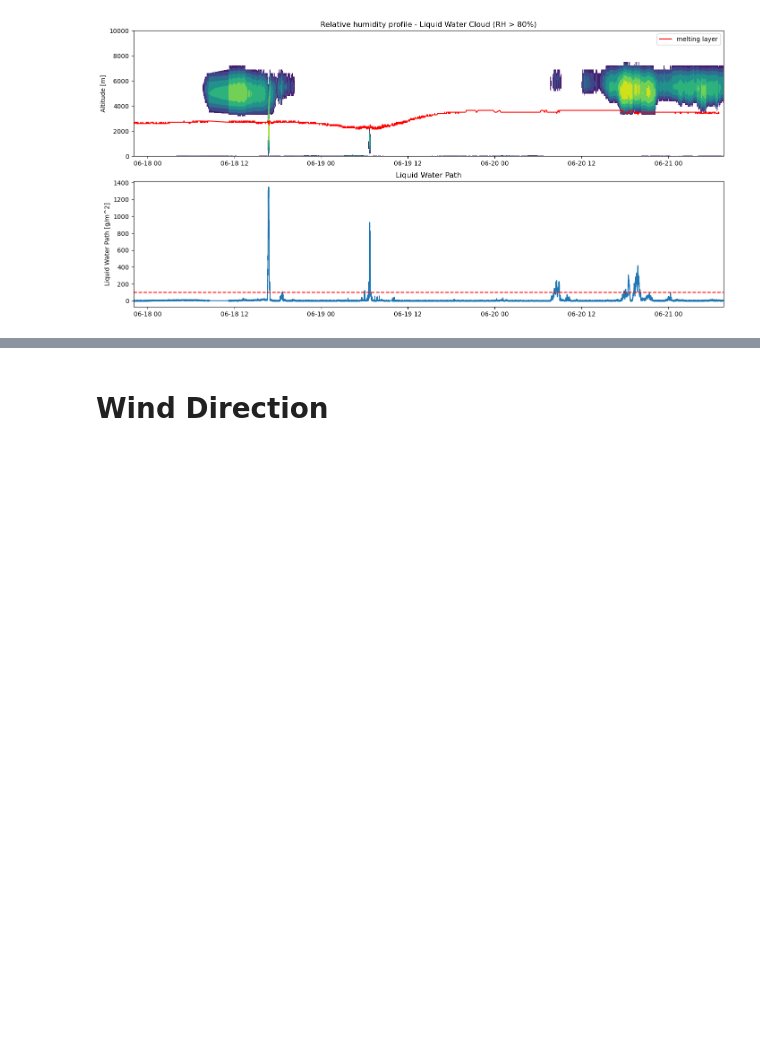
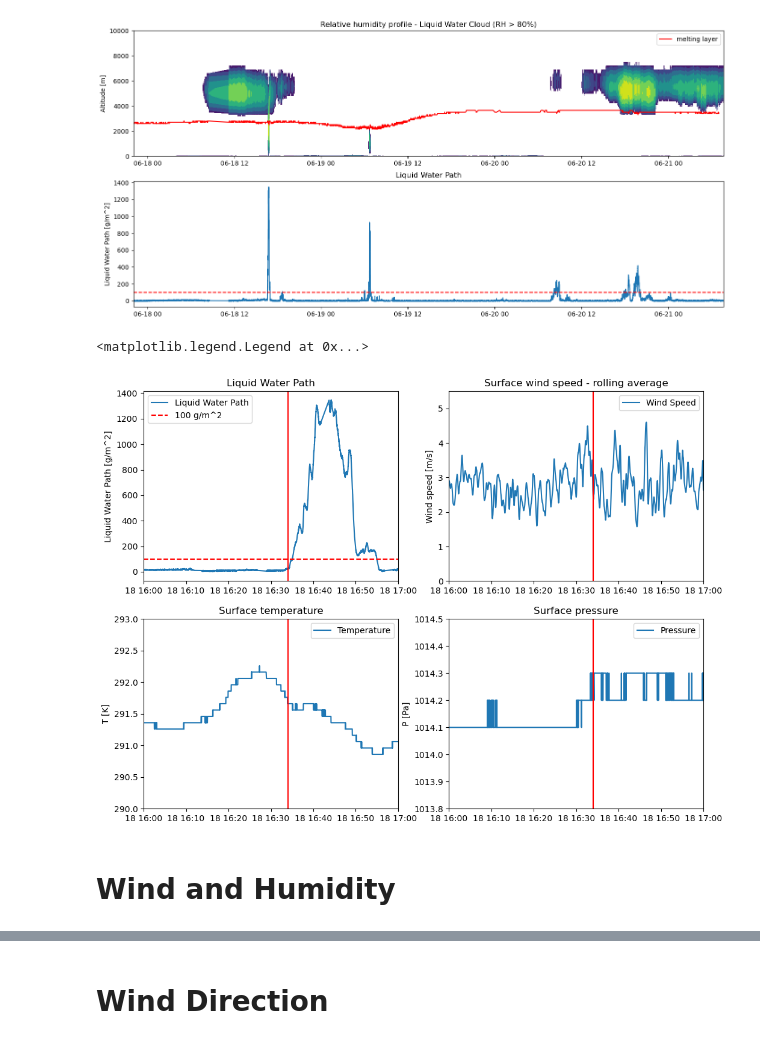
Before and after one commit to nefelita/Fieldwork, a Jupyter notebook: Nef.ipynb, the cells around one changed output, grey strips where cells are left out. Saved outputs shown, nothing was run; the diff lists cells and outputs as text; code cells hidden in the pictures; blank space fills up the shorter version.

```diff
--- a/Nef.ipynb
+++ b/Nef.ipynb
@@ -353,3 +325,45 @@ ax2.set_xlim(pd.Timestamp("2024-06-17T22:03:11.000000000"), pd.Timestamp("2024-0
 # %% [output]
 (19891.918877314816, 19895.318229166667)
 [figure]
+# %%
+fig, ((ax1, ax2), (ax3, ax4)) = plt.subplots(2, 2, figsize=(12, 9))
+
+ax1.plot(LWP.time, LWP.LWP, label= 'Liquid Water Path')
+ax1.axhline(100,color='red',linestyle='--', label = '100 g/m^2')
+ax1.set_ylabel('Liquid Water Path [g/m^2]')
+ax1.set_title('Liquid Water Path')
+ax1.set_xlim(pd.Timestamp("2024-06-18T16"), pd.Timestamp("2024-06-18T17"))
+ax1.axvline(pd.Timestamp('2024-06-18T16:34'), color='red')
+ax1.legend()
+
+
+ax2.plot(MET.time, MET.Surf_WS.rolling(time=20, center=True).mean()/3.6, label = 'Wind Speed')
+ax2.set_title('Surface wind speed - rolling average')
+ax2.set_ylabel('Wind speed [m/s]')
+ax2.set_xlim(pd.Timestamp("2024-06-18T16"), pd.Timestamp("2024-06-18T17"))
+ax2.set_ylim(0, 5.5)
+ax2.axvline(pd.Timestamp('2024-06-18T16:34'), color='red')
+ax2.legend()
+
+
+
+ax3.plot(MET.time, MET.Surf_T, label = 'Temperature')
+ax3.set_title('Surface temperature')
+ax3.set_ylabel('T [K]')
+ax3.set_xlim(pd.Timestamp("2024-06-18T16"), pd.Timestamp("2024-06-18T17"))
+ax3.set_ylim(290, 293)
+ax3.axvline(pd.Timestamp('2024-06-18T16:34'), color='red')
+ax3.legend()
+
+ax4.plot(MET.time, MET.Surf_P, label = 'Pressure')
+ax4.set_title('Surface pressure')
+ax4.set_ylabel('P [Pa]')
+ax4.set_xlim(pd.Timestamp("2024-06-18T16"), pd.Timestamp("2024-06-18T17"))
+ax4.set_ylim(1013.8, 1014.5)
+ax4.axvline(pd.Timestamp('2024-06-18T16:34'), color='red')
+ax4.legend()
+# %% [output]
+<matplotlib.legend.Legend at 0x...>
+[figure, added]
+# %% [markdown]
+# Wind and Humidity
```
Also changed, not shown: parts of 8 cells of this notebook.
